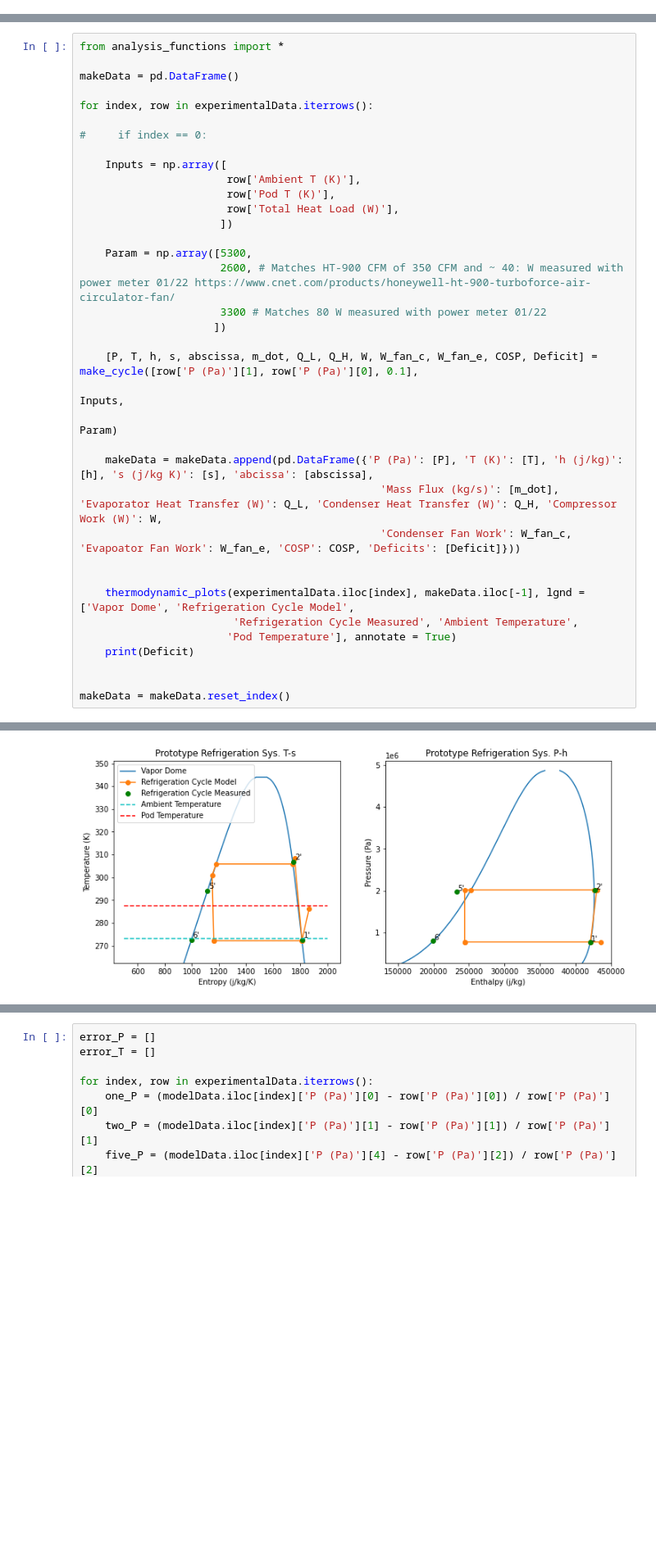
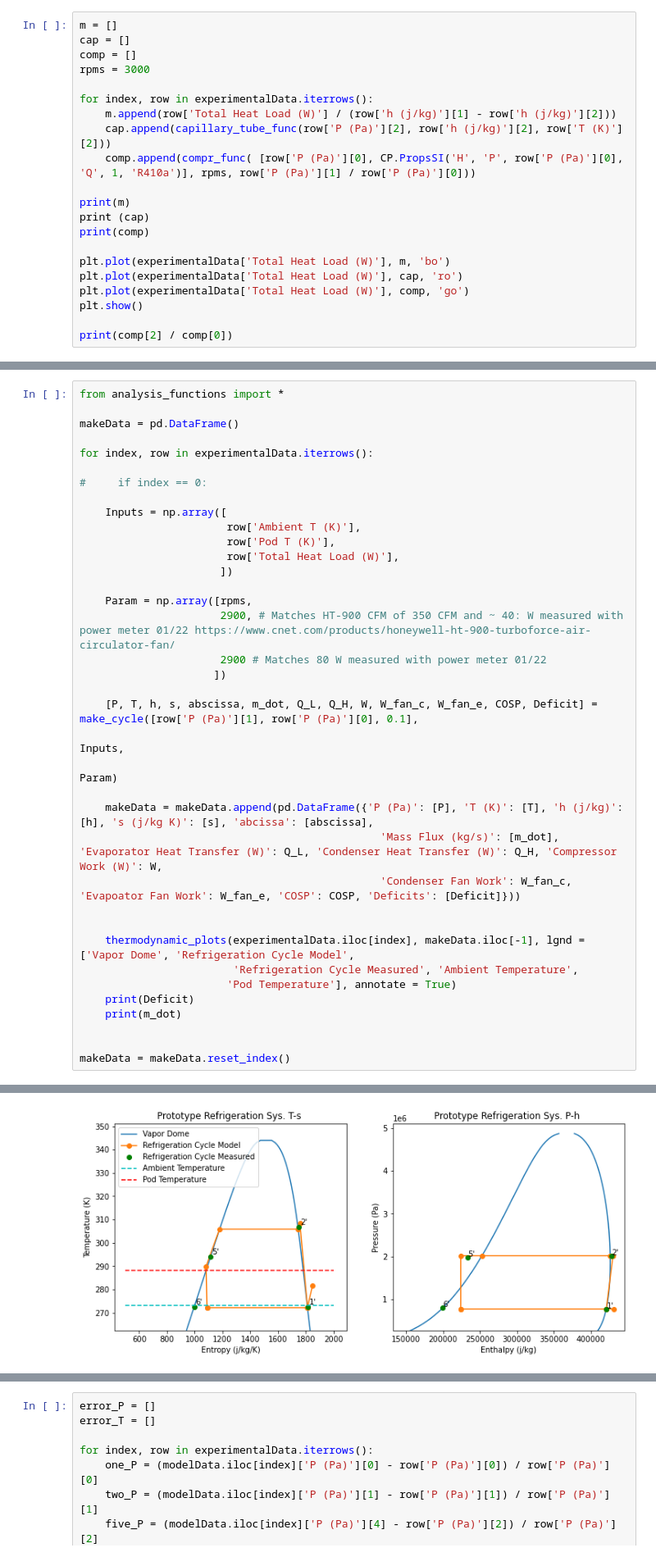
Before and after one commit to ChaseKlewicki/VCRC, a Jupyter notebook: Test.ipynb, the cells around one changed output, grey strips where cells are left out. Shown at 82% size. Saved outputs shown, nothing was run; the diff lists cells and outputs as text; blank space fills up the shorter version.

```diff
--- a/Test.ipynb
+++ b/Test.ipynb
@@ -1149,0 +1613,21 @@ experimentalData = experimentalData.reset_index()
+# %%
+m = []
+cap = []
+comp = []
+rpms = 3000
+
+for index, row in experimentalData.iterrows():
+    m.append(row['Total Heat Load (W)'] / (row['h (j/kg)'][1] - row['h (j/kg)'][2]))
+    cap.append(capillary_tube_func(row['P (Pa)'][2], row['h (j/kg)'][2], row['T (K)'][2]))
+    comp.append(compr_func( [row['P (Pa)'][0], CP.PropsSI('H', 'P', row['P (Pa)'][0], 'Q', 1, 'R410a')], rpms, row['P (Pa)'][1] / row['P (Pa)'][0]))
+
+print(m)
+print (cap)
+print(comp)
+
+plt.plot(experimentalData['Total Heat Load (W)'], m, 'bo')
+plt.plot(experimentalData['Total Heat Load (W)'], cap, 'ro')
+plt.plot(experimentalData['Total Heat Load (W)'], comp, 'go')
+plt.show()
+
+print(comp[2] / comp[0])
@@ -1162,9 +1652,9 @@ for index, row in experimentalData.iterrows():
                        row['Total Heat Load (W)'],
                       ])
 
-    Param = np.array([5300,
-                      2600, # Matches HT-900 CFM of 350 CFM and ~ 40: W measured with power meter 01/22 https://www.cnet.com/products/honeywell-ht-900-turboforce-air-circulator-fan/
-                      3300 # Matches 80 W measured with power meter 01/22
+    Param = np.array([rpms,
+                      2900, # Matches HT-900 CFM of 350 CFM and ~ 40: W measured with power meter 01/22 https://www.cnet.com/products/honeywell-ht-900-turboforce-air-circulator-fan/
+                      2900 # Matches 80 W measured with power meter 01/22
                      ])
 
     [P, T, h, s, abscissa, m_dot, Q_L, Q_H, W, W_fan_c, W_fan_e, COSP, Deficit] = make_cycle([row['P (Pa)'][1], row['P (Pa)'][0], 0.1],
@@ -1180,6 +1670,7 @@ for index, row in experimentalData.iterrows():
                         'Refrigeration Cycle Measured', 'Ambient Temperature',
                        'Pod Temperature'], annotate = True)
     print(Deficit)
+    print(m_dot)
 
 
 makeData = makeData.reset_index()
@@ -1197 +1693 @@ makeData = makeData.reset_index()
-[figure, old version]
+[figure, new version]
```
Also changed, not shown: parts of 20 cells of this notebook, 4 other files.
